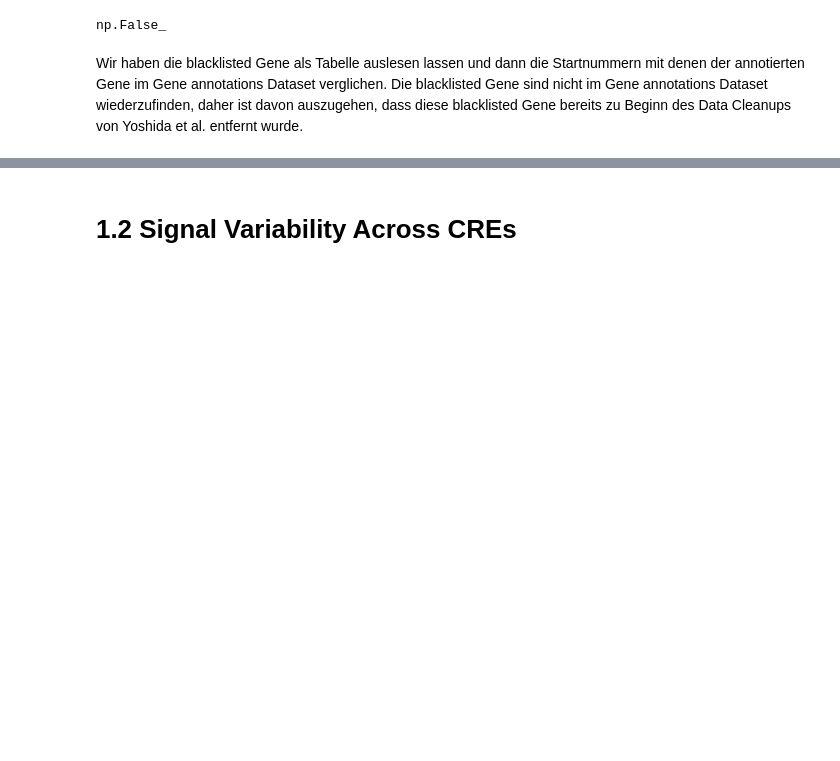
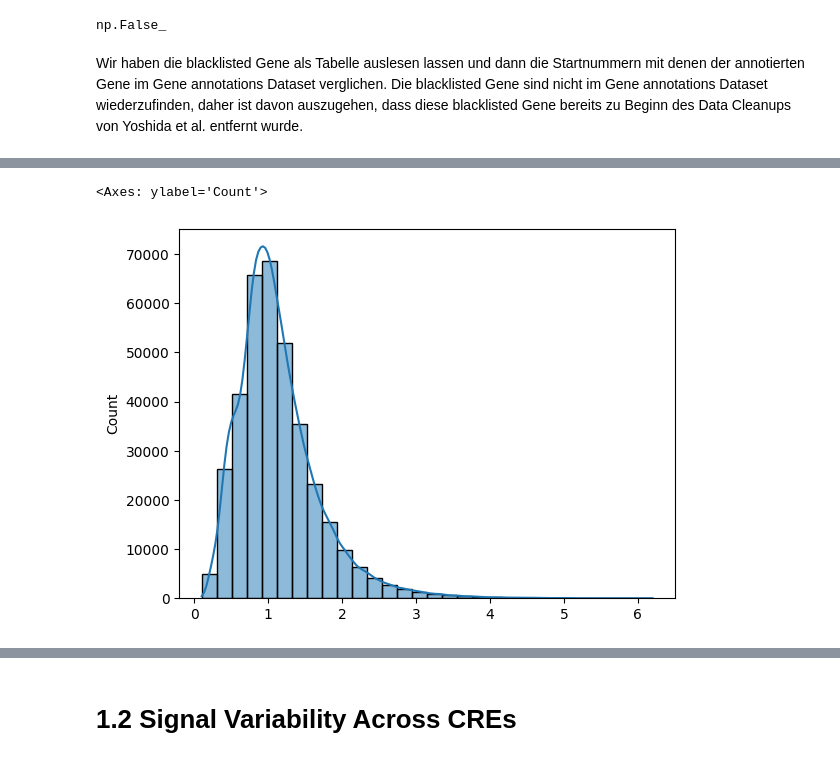
Before and after one commit to datascience-mobi-2026/topic04_team03, a Jupyter notebook: jupyter_rosa_3.ipynb, the cells around one changed output, grey strips where cells are left out. Cells and saved outputs as stored; diff of their text form; code cells hidden in the pictures; blank space fills up the shorter version.

```diff
--- a/jupyter_rosa_3.ipynb
+++ b/jupyter_rosa_3.ipynb
@@ -231,0 +307,14 @@ Wir haben die blacklisted Gene als Tabelle auslesen lassen und dann die Startnum
+# %%
+exclude_cols = [
+    "ImmGenATAC1219.peakID",
+    "chrom",
+    "Summit",
+    "mm10.60way.phastCons_scores",
+    "_-log10_bestPvalue",
+    "Included.in.systematic.analysis",
+    "TSS",
+    "genes.within.100Kb"
+]
+
+ATAC_celltypes = ATAC_pfiltered.drop(columns=exclude_cols).copy()
+ATAC_celltypes.head()
@@ -231,0 +329,6 @@ Wir haben die blacklisted Gene als Tabelle auslesen lassen und dann die Startnum
+# %%
+OCR_var_coef = ATAC_celltypes.std(axis=1) / ATAC_celltypes.mean(axis=1)
+sns.histplot(OCR_var_coef, bins=30, kde=True)
+# %% [output]
+<Axes: ylabel='Count'>
+[figure, added]
```
Also changed, not shown: parts of 141 cells of this notebook.
